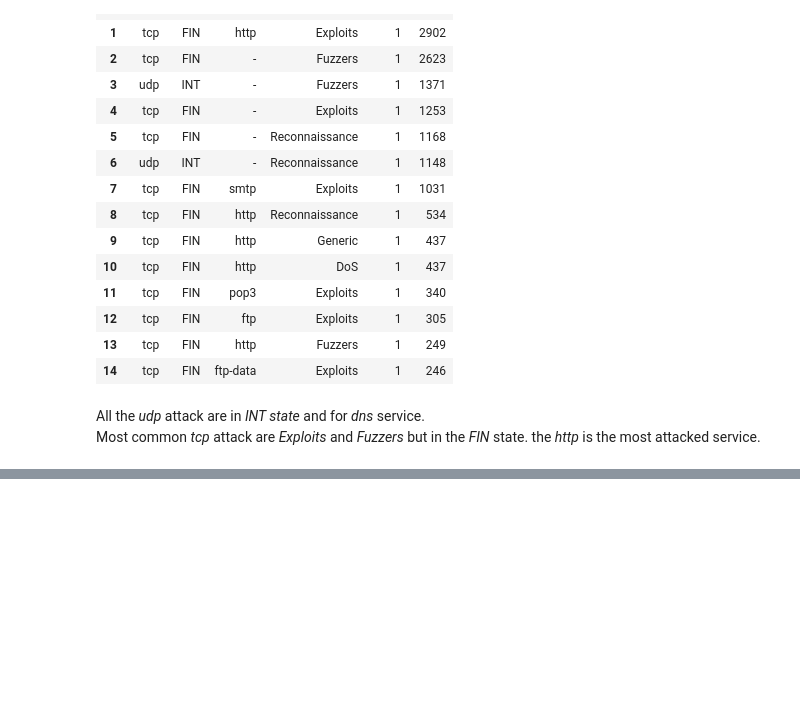
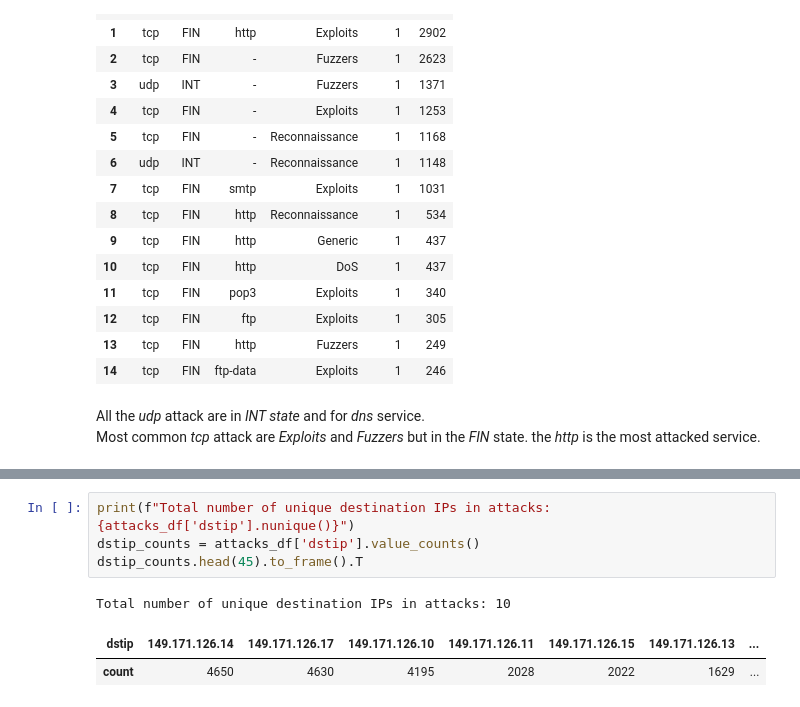
Before and after one commit to Mugna46/AI_project, a Jupyter notebook: AI.ipynb, the cells around one changed output, grey strips where cells are left out. Cells and saved outputs as stored; diff of their text form; blank space fills up the shorter version.

```diff
--- a/AI.ipynb
+++ b/AI.ipynb
@@ -152,0 +168,8 @@ Most common *tcp* attack are *Exploits* and *Fuzzers* but in the *FIN* state. th
+# %%
+print(f"Total number of unique destination IPs in attacks: {attacks_df['dstip'].nunique()}")
+dstip_counts = attacks_df['dstip'].value_counts()
+dstip_counts.head(45).to_frame().T
+# %% [output]
+Total number of unique destination IPs in attacks: 10
+| dstip | 149.171.126.14 | 149.171.126.17 | 149.171.126.10 | 149.171.126.11 | 149.171.126.15 | 149.171.126.13 | ... |
+| count | 4650 | 4630 | 4195 | 2028 | 2022 | 1629 | ... |
```
Also changed, not shown: parts of 8 cells of this notebook.
